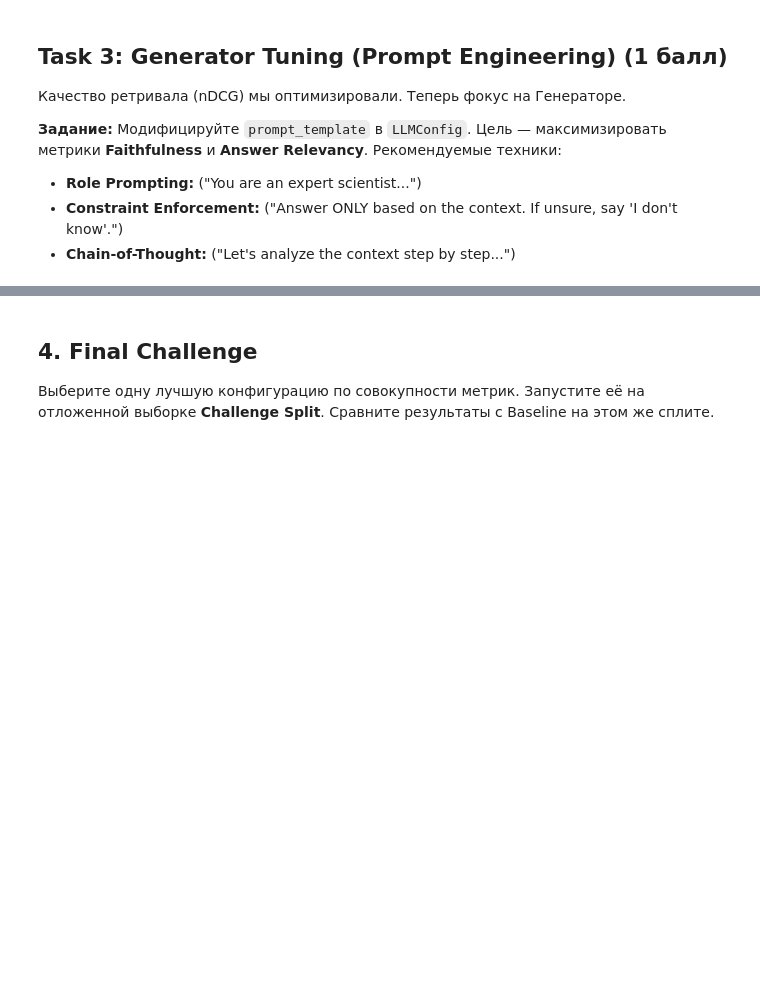
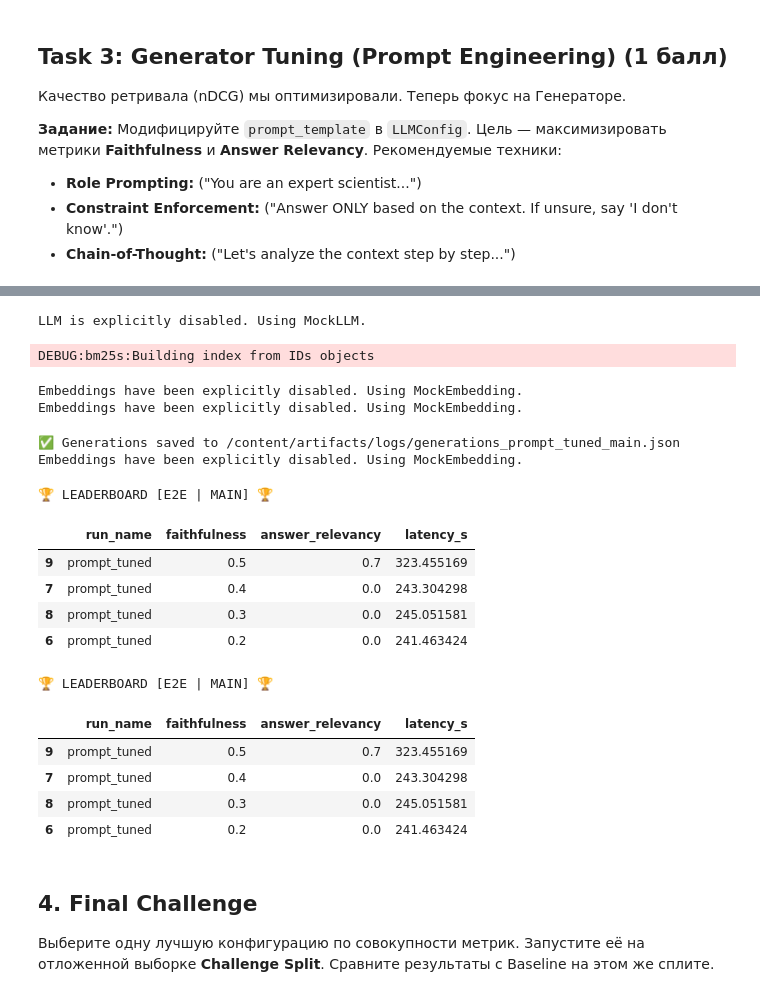
Before and after one commit to MoiseevRoman/NLP-course, a Jupyter notebook: 11.RAG/homework/NLP2_homework_2_RAG.ipynb, the cells around one changed output, grey strips where cells are left out. Cells and saved outputs as stored; diff of their text form; code cells hidden in the pictures; blank space fills up the shorter version.

```diff
--- a/11.RAG/homework/NLP2_homework_2_RAG.ipynb
+++ b/11.RAG/homework/NLP2_homework_2_RAG.ipynb
@@ -879,3 +953,43 @@ show_leaderboard("e2e", "main")
+# %%
+cfg_prompt = RAGConfig(
+    name="prompt_tuned",
+    chunking=ChunkingConfig(chunk_size=1024, chunk_overlap=50),
+    retrieval=RetrievalConfig(top_k=5, overfetch_k=15, mode="hybrid", use_reranker=True, rerank_top_n=5),
+    llm=LLMConfig(
+        prompt_template=(
+            "You are an expert scientist.\n"
+            "Answer the question using ONLY the context.\n"
+            "If the context is insufficient, answer exactly: I don't know.\n"
+            "Keep the answer short (1-3 sentences).\n\n"
+            "Context:\n{context_str}\n\n"
+            "Question:\n{query_str}\n\n"
+            "Answer:"
+        )
+    ),
+    qdrant_collection="scifact_prompt_tuned"
+)
+
+run_e2e(cfg_prompt, "main", "prompt_tuned")
+show_leaderboard("e2e", "main")
+# %% [output]
+LLM is explicitly disabled. Using MockLLM.
+DEBUG:bm25s:Building index from IDs objects
+Embeddings have been explicitly disabled. Using MockEmbedding.
+Embeddings have been explicitly disabled. Using MockEmbedding.
+✅ Generations saved to /content/artifacts/logs/generations_prompt_tuned_main.json
+Embeddings have been explicitly disabled. Using MockEmbedding.
+🏆 LEADERBOARD [E2E | MAIN] 🏆
+|  | run_name | faithfulness | answer_relevancy | latency_s |
+| 9 | prompt_tuned | 0.5 | 0.7 | 323.455169 |
+| 7 | prompt_tuned | 0.4 | 0.0 | 243.304298 |
+| 8 | prompt_tuned | 0.3 | 0.0 | 245.051581 |
+| 6 | prompt_tuned | 0.2 | 0.0 | 241.463424 |
+🏆 LEADERBOARD [E2E | MAIN] 🏆
+|  | run_name | faithfulness | answer_relevancy | latency_s |
+| 9 | prompt_tuned | 0.5 | 0.7 | 323.455169 |
+| 7 | prompt_tuned | 0.4 | 0.0 | 243.304298 |
+| 8 | prompt_tuned | 0.3 | 0.0 | 245.051581 |
+| 6 | prompt_tuned | 0.2 | 0.0 | 241.463424 |
 # %% [markdown]
 ## 4. Final Challenge
 
```
Also changed, not shown: parts of 14 cells of this notebook.
